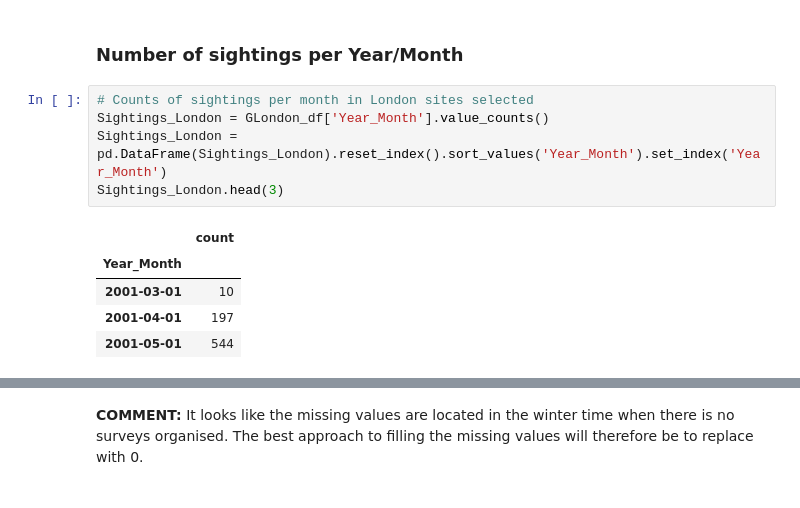
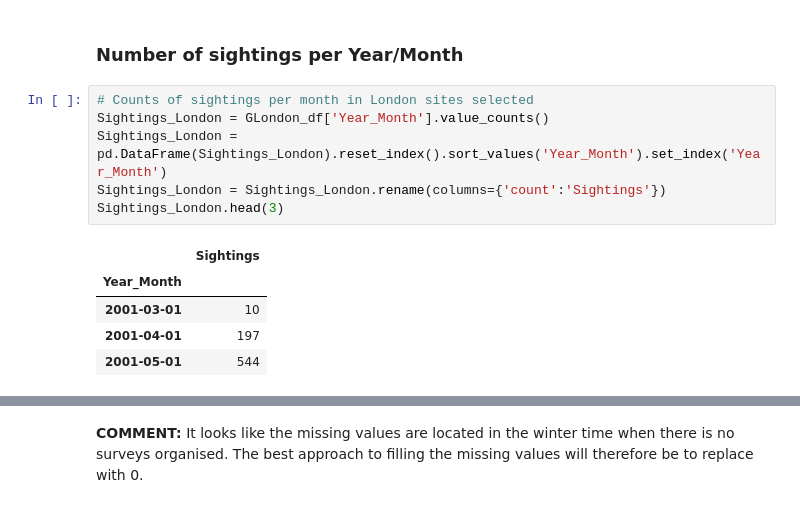
Before and after one commit to chloecousin/Butterflies, a Jupyter notebook: Capstone_Sprint2.ipynb, the cells around one changed output, grey strips where cells are left out. Drawn from its saved outputs; the diff is of its cells as text.

```diff
--- a/Capstone_Sprint2.ipynb
+++ b/Capstone_Sprint2.ipynb
@@ -163,10 +159,11 @@ GLondon_df.head()
 # %%
 # Counts of sightings per month in London sites selected
 Sightings_London = GLondon_df['Year_Month'].value_counts()
 Sightings_London = pd.DataFrame(Sightings_London).reset_index().sort_values('Year_Month').set_index('Year_Month')
+Sightings_London = Sightings_London.rename(columns={'count':'Sightings'})
 Sightings_London.head(3)
 # %% [output]
-|  | count |
+|  | Sightings |
 | Year_Month |  |
 | 2001-03-01 | 10 |
 | 2001-04-01 | 197 |
```
Also changed, not shown: parts of 35 cells of this notebook.
